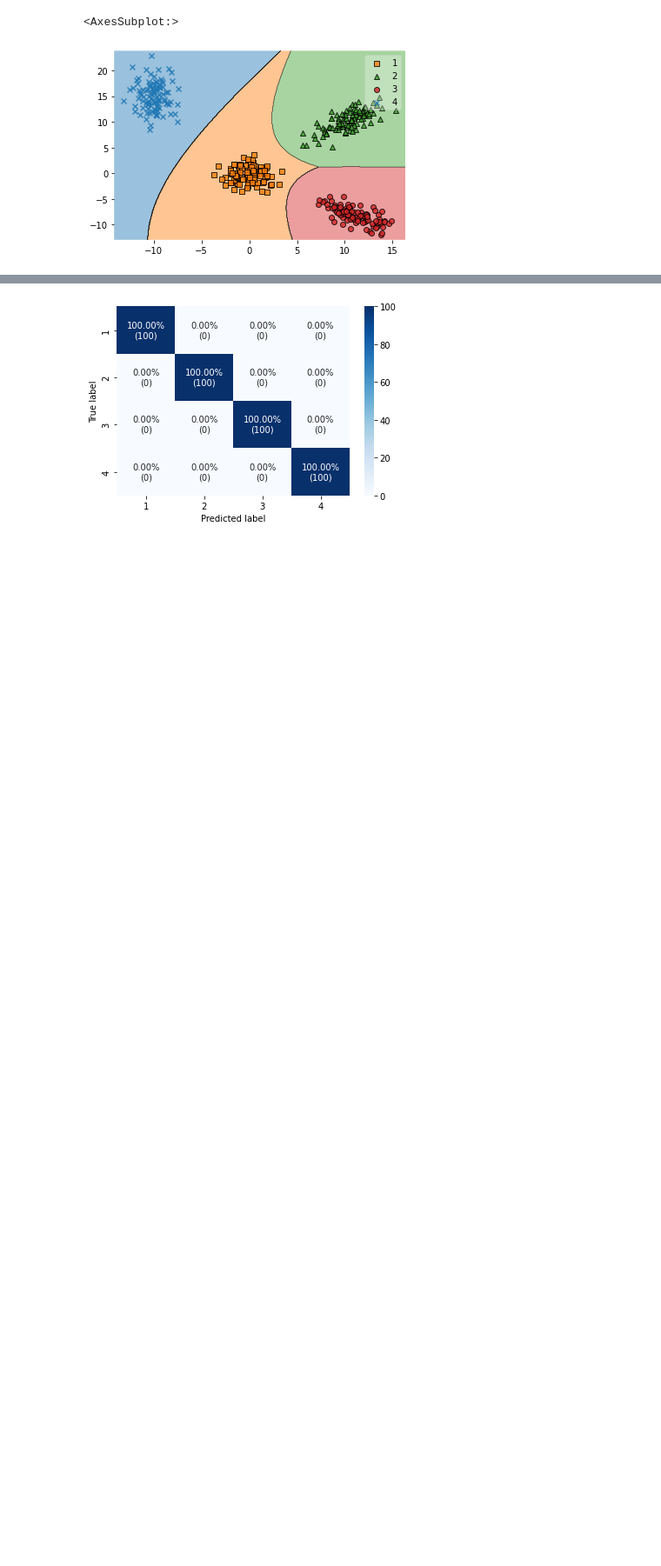
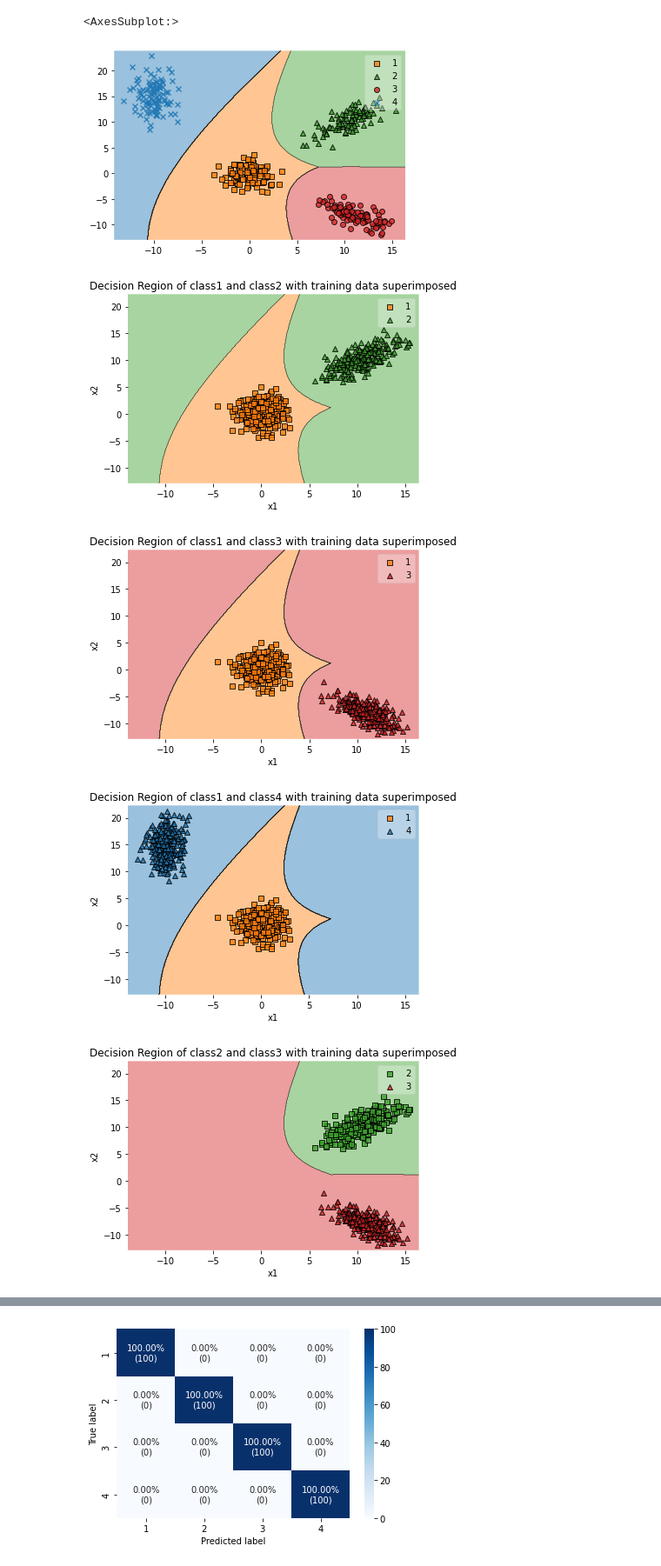
Before and after one commit to Jovian-Dsouza/iml_assignment, a Jupyter notebook: Bayes_Classification.ipynb, the cells around one changed output, grey strips where cells are left out. Shown: that part at 87% size. Cells and saved outputs as stored; diff of their text form; code cells hidden in the pictures; blank space fills up the shorter version.

Commit message:
Add pair wise decision regions

```diff
--- a/Bayes_Classification.ipynb
+++ b/Bayes_Classification.ipynb
@@ -57,6 +57,10 @@ class BayesClassifier:
             pred_y[i] = self.classify_example(X, X[i, :])
 
         return np.array(pred_y)
+
+    def predict_binary(self, X, i):
+        out =  np.array(self.predict(X), np.uint8)
+        return np.where(out == i, i, 0)
 # %% [markdown]
 # Linearly Separable Data
 # %%
@@ -92,3 +96,17 @@ plot_decision_regions(X_test, Y_test, clf=model)
 # %% [output]
 <AxesSubplot:>
 [figure]
+# %%
+# Plot Pair wise decision region
+for i in range(4):
+    for j in range(i+1, 4):
+        plot_decision_region_pair_wise(X_train, Y_train, clf=model, i=i+1, j=j+1)
+        plt.title(f"Decision Region of class{i+1} and class{j+1} with training data superimposed")
+        plt.xlabel('x1')
+        plt.ylabel('x2')
+        plt.show()
+# %% [output]
+[figure, added]
+[figure, added]
+[figure, added]
+[figure, added]
```
Also changed, not shown: parts of 1 cell of this notebook.
